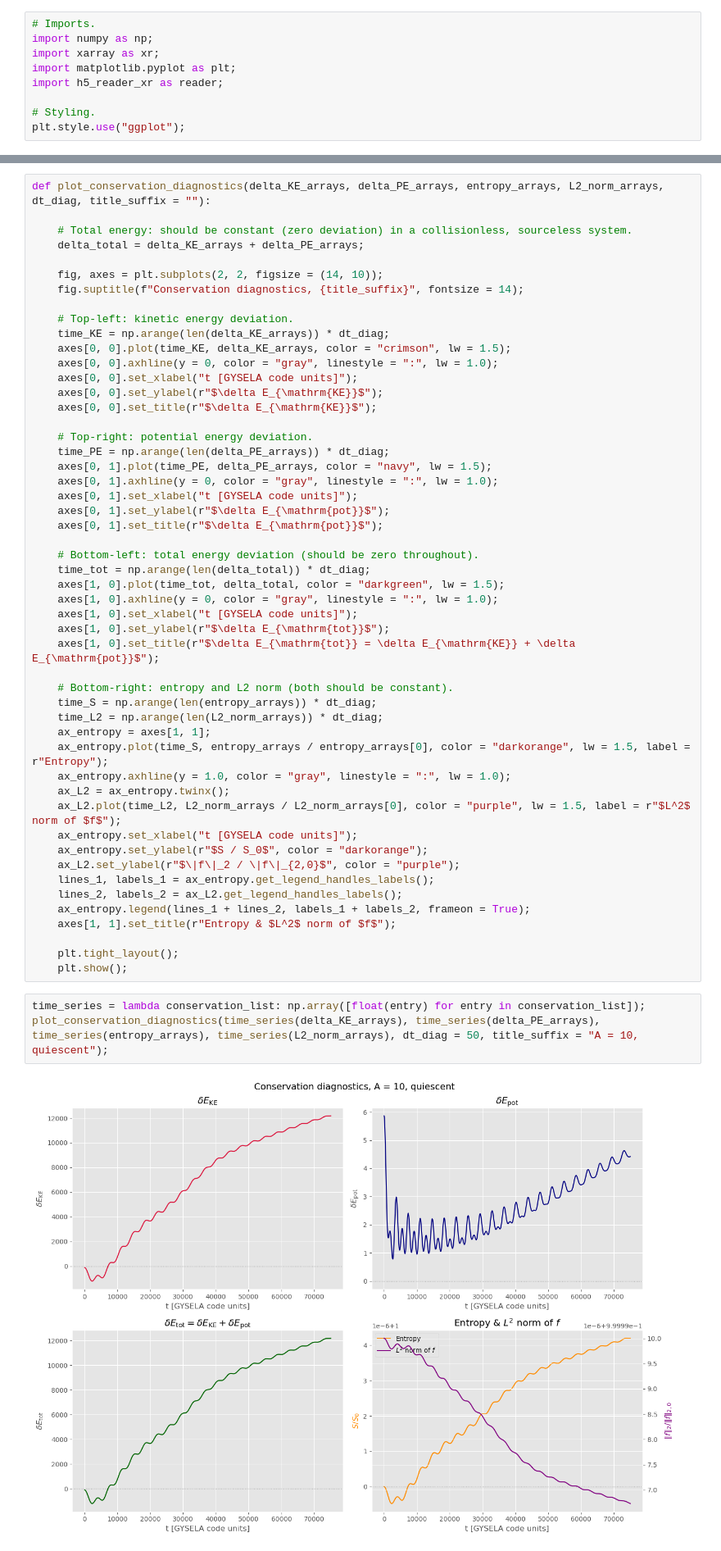
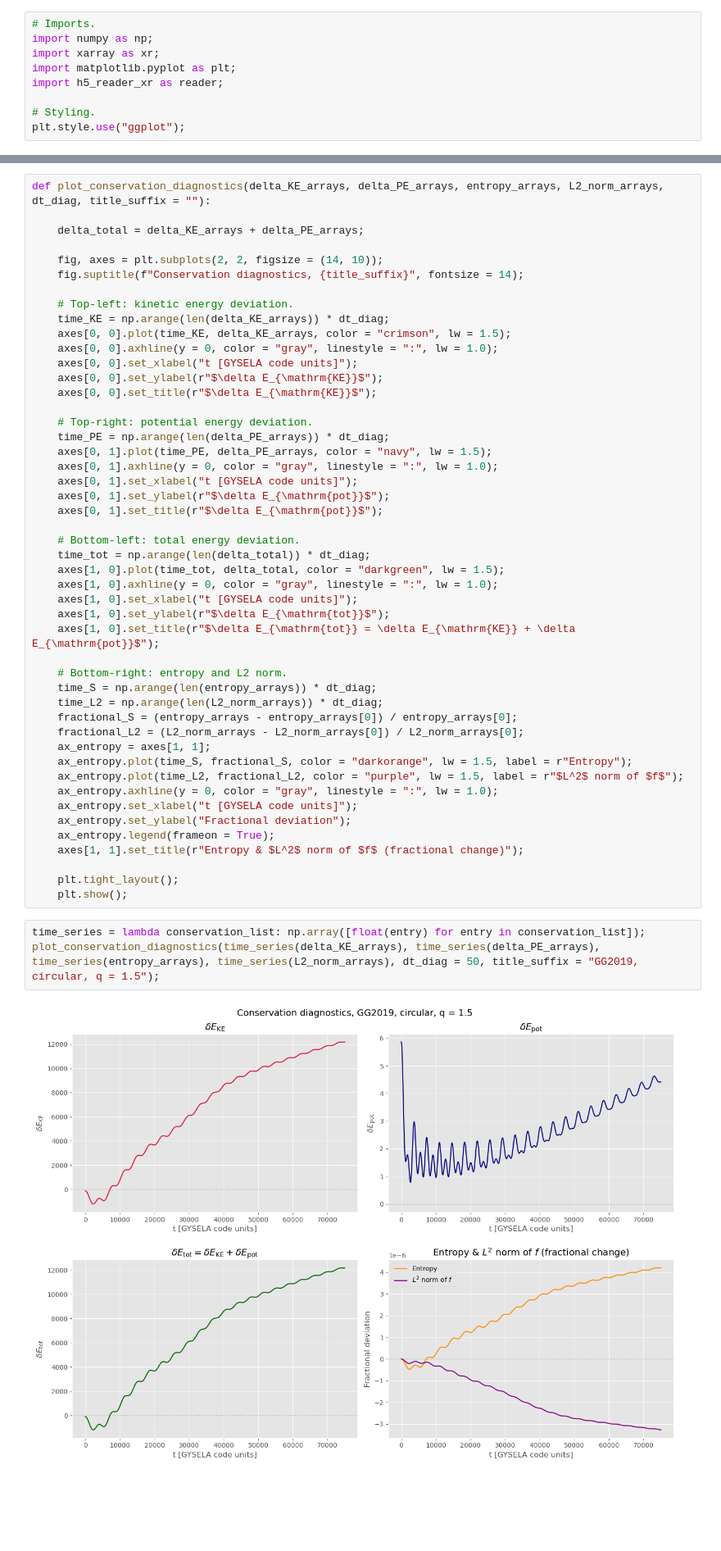
Before and after one commit to seferoni/GYSELA_utils, a Jupyter notebook: post-processing/scripts/exploratory_notebooks/conservation_law_master_diagnostic.ipynb, the cells around one changed output, grey strips where cells are left out. Shown at 82% size. Drawn from its saved outputs; the diff is of its cells as text; blank space fills up the shorter version.

```diff
--- a/post-processing/scripts/exploratory_notebooks/conservation_law_master_diagnostic.ipynb
+++ b/post-processing/scripts/exploratory_notebooks/conservation_law_master_diagnostic.ipynb
@@ -43,7 +42,6 @@ Finished compiling data from all files in the directory.
 # %%
 def plot_conservation_diagnostics(delta_KE_arrays, delta_PE_arrays, entropy_arrays, L2_norm_arrays, dt_diag, title_suffix = ""):
 
-	# Total energy: should be constant (zero deviation) in a collisionless, sourceless system.
 	delta_total = delta_KE_arrays + delta_PE_arrays;
 
 	fig, axes = plt.subplots(2, 2, figsize = (14, 10));
@@ -65,7 +63,7 @@ def plot_conservation_diagnostics(delta_KE_arrays, delta_PE_arrays, entropy_arra
 	axes[0, 1].set_ylabel(r"$\delta E_{\mathrm{pot}}$");
 	axes[0, 1].set_title(r"$\delta E_{\mathrm{pot}}$");
 
-	# Bottom-left: total energy deviation (should be zero throughout).
+	# Bottom-left: total energy deviation.
 	time_tot = np.arange(len(delta_total)) * dt_diag;
 	axes[1, 0].plot(time_tot, delta_total, color = "darkgreen", lw = 1.5);
 	axes[1, 0].axhline(y = 0, color = "gray", linestyle = ":", lw = 1.0);
@@ -73,26 +71,24 @@ def plot_conservation_diagnostics(delta_KE_arrays, delta_PE_arrays, entropy_arra
 	axes[1, 0].set_ylabel(r"$\delta E_{\mathrm{tot}}$");
 	axes[1, 0].set_title(r"$\delta E_{\mathrm{tot}} = \delta E_{\mathrm{KE}} + \delta E_{\mathrm{pot}}$");
 
-	# Bottom-right: entropy and L2 norm (both should be constant).
+	# Bottom-right: entropy and L2 norm.
 	time_S = np.arange(len(entropy_arrays)) * dt_diag;
 	time_L2 = np.arange(len(L2_norm_arrays)) * dt_diag;
+	fractional_S = (entropy_arrays - entropy_arrays[0]) / entropy_arrays[0];
+	fractional_L2 = (L2_norm_arrays - L2_norm_arrays[0]) / L2_norm_arrays[0];
 	ax_entropy = axes[1, 1];
-	ax_entropy.plot(time_S, entropy_arrays / entropy_arrays[0], color = "darkorange", lw = 1.5, label = r"Entropy");
-	ax_entropy.axhline(y = 1.0, color = "gray", linestyle = ":", lw = 1.0);
-	ax_L2 = ax_entropy.twinx();
-	ax_L2.plot(time_L2, L2_norm_arrays / L2_norm_arrays[0], color = "purple", lw = 1.5, label = r"$L^2$ norm of $f$");
+	ax_entropy.plot(time_S, fractional_S, color = "darkorange", lw = 1.5, label = r"Entropy");
+	ax_entropy.plot(time_L2, fractional_L2, color = "purple", lw = 1.5, label = r"$L^2$ norm of $f$");
+	ax_entropy.axhline(y = 0, color = "gray", linestyle = ":", lw = 1.0);
 	ax_entropy.set_xlabel("t [GYSELA code units]");
-	ax_entropy.set_ylabel(r"$S / S_0$", color = "darkorange");
-	ax_L2.set_ylabel(r"$\|f\|_2 / \|f\|_{2,0}$", color = "purple");
-	lines_1, labels_1 = ax_entropy.get_legend_handles_labels();
-	lines_2, labels_2 = ax_L2.get_legend_handles_labels();
-	ax_entropy.legend(lines_1 + lines_2, labels_1 + labels_2, frameon = True);
-	axes[1, 1].set_title(r"Entropy & $L^2$ norm of $f$");
+	ax_entropy.set_ylabel("Fractional deviation");
+	ax_entropy.legend(frameon = True);
+	axes[1, 1].set_title(r"Entropy & $L^2$ norm of $f$ (fractional change)");
 
 	plt.tight_layout();
 	plt.show();
 # %%
 time_series = lambda conservation_list: np.array([float(entry) for entry in conservation_list]);
-plot_conservation_diagnostics(time_series(delta_KE_arrays), time_series(delta_PE_arrays), time_series(entropy_arrays), time_series(L2_norm_arrays), dt_diag = 50, title_suffix = "A = 10, quiescent");
+plot_conservation_diagnostics(time_series(delta_KE_arrays), time_series(delta_PE_arrays), time_series(entropy_arrays), time_series(L2_norm_arrays), dt_diag = 50, title_suffix = "GG2019, circular, q = 1.5");
 # %% [output]
-[figure, old version]
+[figure, new version]
```
Also changed, not shown: parts of 1 cell of this notebook, 1 other file.
